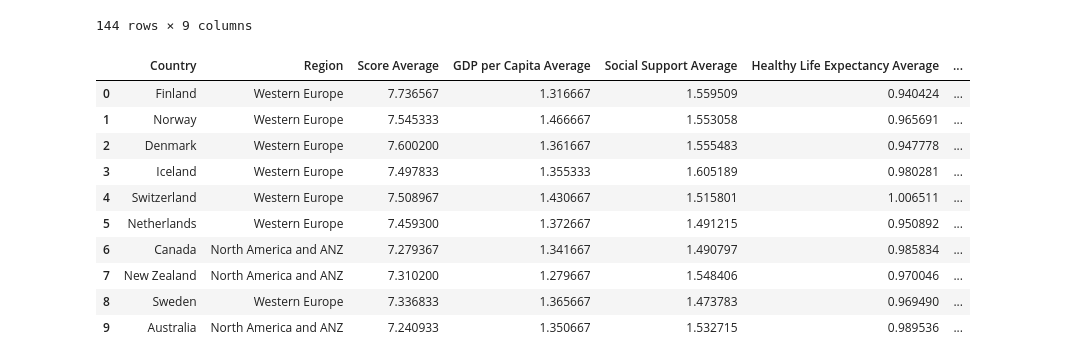
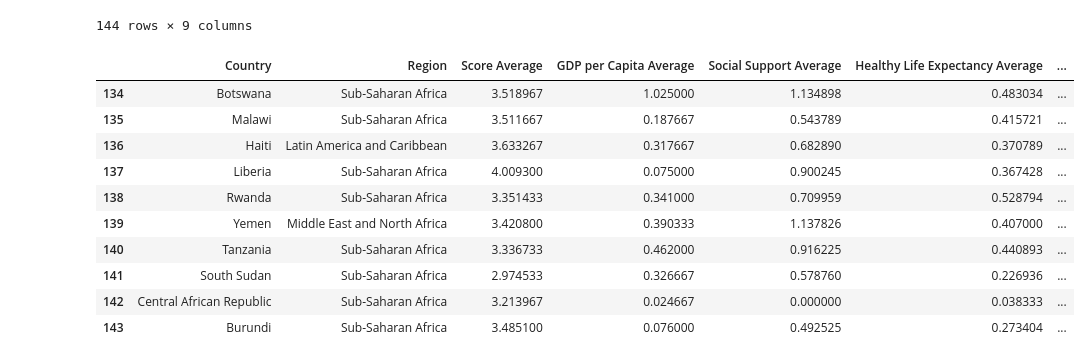
Before and after one commit to nbolt1989/Group_Project_1, a Jupyter notebook: Time for Happiness.ipynb, the cells around one changed output. Drawn from its saved outputs; the diff is of its cells as text; code cells hidden in the pictures.

```diff
--- a/Time for Happiness.ipynb
+++ b/Time for Happiness.ipynb
@@ -265,17 +265,17 @@ average_df.sort_values(['Score Average'], ascending=False).groupby('Country').he
 # %%
 top10_df = average_df.head(10)
 last10_df = average_df.tail(10)
-top10_df
+last10_df
 # %% [output]
 |  | Country | Region | Score Average | GDP per Capita Average | Social Support Average | Healthy Life Expectancy Average | ... |
-| 0 | Finland | Western Europe | 7.736567 | 1.316667 | 1.559509 | 0.940424 | ... |
-| 1 | Norway | Western Europe | 7.545333 | 1.466667 | 1.553058 | 0.965691 | ... |
-| 2 | Denmark | Western Europe | 7.600200 | 1.361667 | 1.555483 | 0.947778 | ... |
-| 3 | Iceland | Western Europe | 7.497833 | 1.355333 | 1.605189 | 0.980281 | ... |
-| 4 | Switzerland | Western Europe | 7.508967 | 1.430667 | 1.515801 | 1.006511 | ... |
-| 5 | Netherlands | Western Europe | 7.459300 | 1.372667 | 1.491215 | 0.950892 | ... |
-| 6 | Canada | North America and ANZ | 7.279367 | 1.341667 | 1.490797 | 0.985834 | ... |
-| 7 | New Zealand | North America and ANZ | 7.310200 | 1.279667 | 1.548406 | 0.970046 | ... |
-| 8 | Sweden | Western Europe | 7.336833 | 1.365667 | 1.473783 | 0.969490 | ... |
-| 9 | Australia | North America and ANZ | 7.240933 | 1.350667 | 1.532715 | 0.989536 | ... |
+| 134 | Botswana | Sub-Saharan Africa | 3.518967 | 1.025000 | 1.134898 | 0.483034 | ... |
+| 135 | Malawi | Sub-Saharan Africa | 3.511667 | 0.187667 | 0.543789 | 0.415721 | ... |
+| 136 | Haiti | Latin America and Caribbean | 3.633267 | 0.317667 | 0.682890 | 0.370789 | ... |
+| 137 | Liberia | Sub-Saharan Africa | 4.009300 | 0.075000 | 0.900245 | 0.367428 | ... |
+| 138 | Rwanda | Sub-Saharan Africa | 3.351433 | 0.341000 | 0.709959 | 0.528794 | ... |
+| 139 | Yemen | Middle East and North Africa | 3.420800 | 0.390333 | 1.137826 | 0.407000 | ... |
+| 140 | Tanzania | Sub-Saharan Africa | 3.336733 | 0.462000 | 0.916225 | 0.440893 | ... |
+| 141 | South Sudan | Sub-Saharan Africa | 2.974533 | 0.326667 | 0.578760 | 0.226936 | ... |
+| 142 | Central African Republic | Sub-Saharan Africa | 3.213967 | 0.024667 | 0.000000 | 0.038333 | ... |
+| 143 | Burundi | Sub-Saharan Africa | 3.485100 | 0.076000 | 0.492525 | 0.273404 | ... |
 # %%
```
Also changed, not shown: parts of 2 cells of this notebook.
